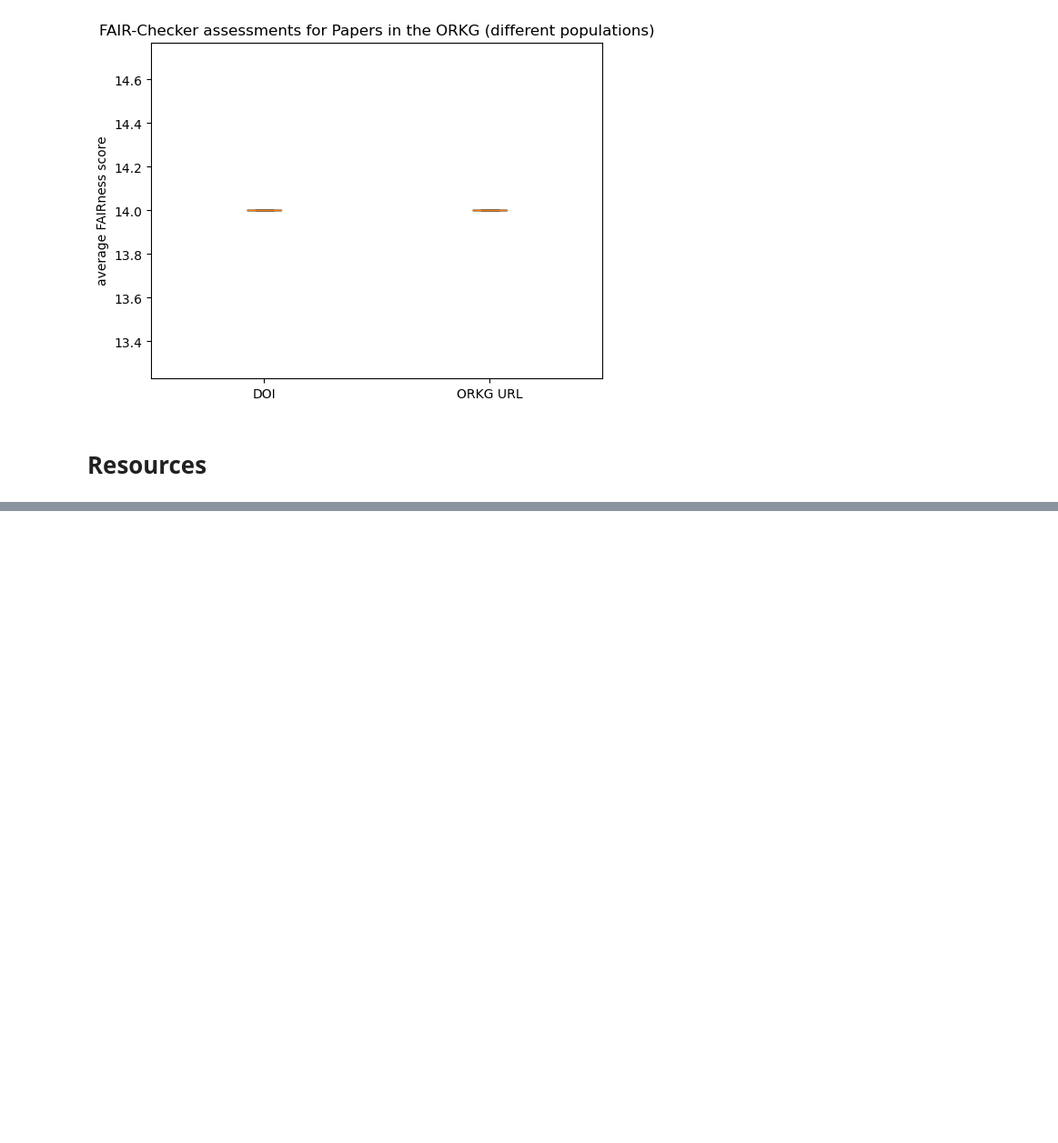
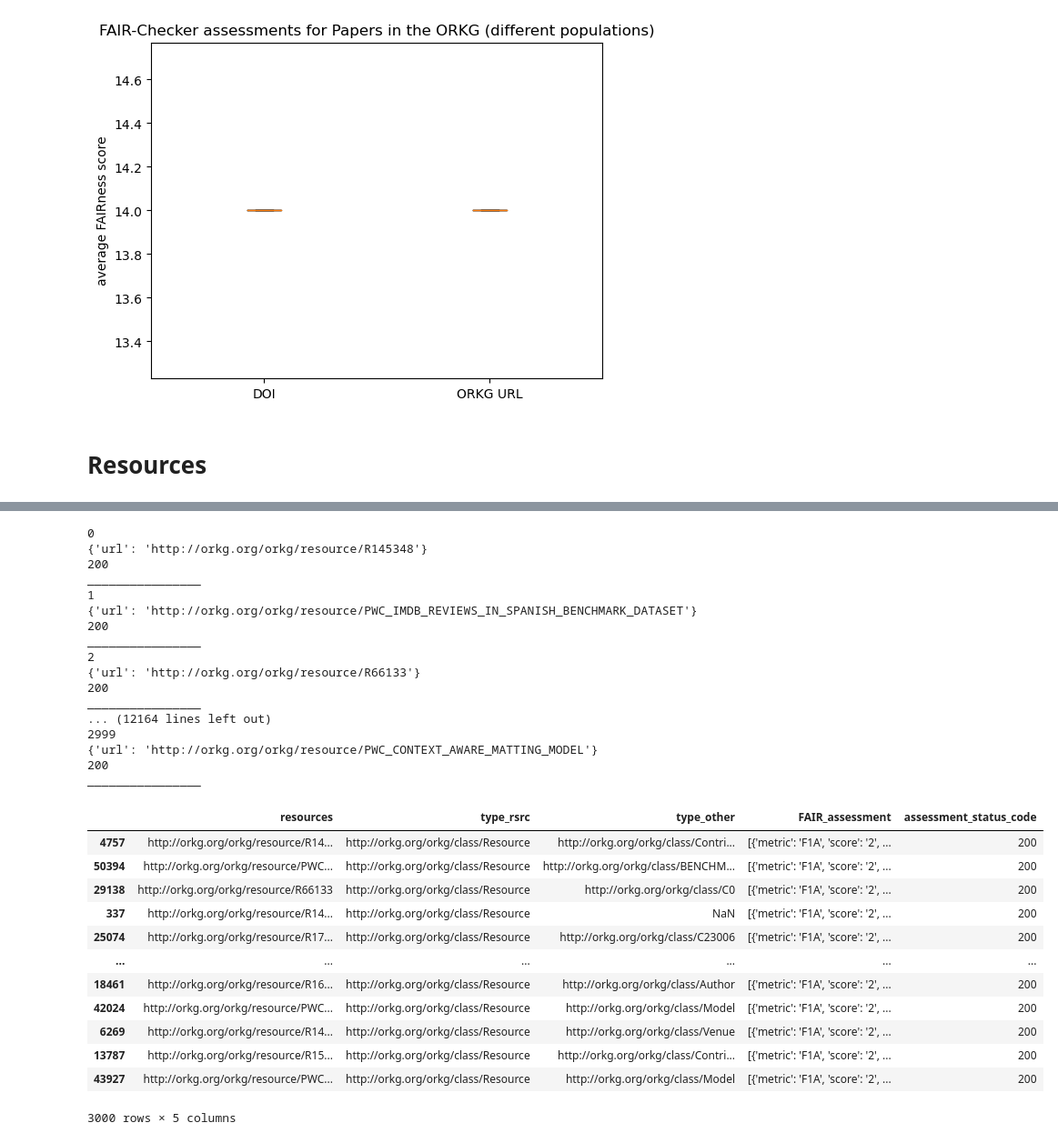
Before and after one commit to mwurzbacher/FAIRness-assessment-tools-evaluation-using-ORKG, a Jupyter notebook: FAIR_Checker_evaluation.ipynb, the cells around one changed output, grey strips where cells are left out. Shown at 91% size. Cells and saved outputs as stored; diff of their text form; code cells hidden in the pictures; blank space fills up the shorter version.

```diff
--- a/FAIR_Checker_evaluation.ipynb
+++ b/FAIR_Checker_evaluation.ipynb
@@ -974,0 +977,9 @@ plt.show()
+# %%
+%%script false --no-raise-error
+resource_df = pd.read_csv("raw_data/resource_query_result_2023-04-05.csv")
+resource_rsrc_df = resource_df[resource_df["type"].str.endswith("Resource")]
+resource_others_df = resource_df[np.logical_not(resource_df["type"].str.endswith("Resource"))]
+resource_df = pd.merge(resource_rsrc_df, resource_others_df, on="resources", how="outer", suffixes=("_rsrc", "_other"))
+resource_df = resource_df[np.logical_not(resource_df["type_other"].str.endswith("Paper") | resource_df["type_other"].str.endswith("Comparison"))].reset_index(drop=True)
+resource_df = resource_df.sample(n=3000, random_state=13)
+resource_df
@@ -974,0 +1000,42 @@ plt.show()
+# %%
+%%script false --no-raise-error
+# FAIR-Checker assessment for random sample ORKG resources that are not Papers or Comparisons with their ORKG resource URL
+# Executing this approximately takes --- minutes
+# If you don't have the time, use the latest .pkl file :)
+count = 0
+assessment_results = resource_df['resources'].map(lambda x: get_all_metrics(payload={'url': x}))
+resource_df['FAIR_assessment'] = [aresult[0] for aresult in assessment_results]
+resource_df['assessment_status_code'] = [aresult[1] for aresult in assessment_results]
+resource_df.to_pickle("./assessed_data/resource_df_FAIRChecker_assessment_2023-04-05.pkl")
+resource_df
+# %% [output]
+0
+{'url': 'http://orkg.org/orkg/resource/R145348'}
+200
+________________
+1
+{'url': 'http://orkg.org/orkg/resource/PWC_IMDB_REVIEWS_IN_SPANISH_BENCHMARK_DATASET'}
+200
+________________
+2
+{'url': 'http://orkg.org/orkg/resource/R66133'}
+200
+________________
+... (12164 lines left out)
+2999
+{'url': 'http://orkg.org/orkg/resource/PWC_CONTEXT_AWARE_MATTING_MODEL'}
+200
+________________
+|  | resources | type_rsrc | type_other | FAIR_assessment | assessment_status_code |
+| 4757 | http://orkg.org/orkg/resource/R14... | http://orkg.org/orkg/class/Resource | http://orkg.org/orkg/class/Contri... | [{'metric': 'F1A', 'score': '2', ... | 200 |
+| 50394 | http://orkg.org/orkg/resource/PWC... | http://orkg.org/orkg/class/Resource | http://orkg.org/orkg/class/BENCHM... | [{'metric': 'F1A', 'score': '2', ... | 200 |
+| 29138 | http://orkg.org/orkg/resource/R66133 | http://orkg.org/orkg/class/Resource | http://orkg.org/orkg/class/C0 | [{'metric': 'F1A', 'score': '2', ... | 200 |
+| 337 | http://orkg.org/orkg/resource/R14... | http://orkg.org/orkg/class/Resource | NaN | [{'metric': 'F1A', 'score': '2', ... | 200 |
+| 25074 | http://orkg.org/orkg/resource/R17... | http://orkg.org/orkg/class/Resource | http://orkg.org/orkg/class/C23006 | [{'metric': 'F1A', 'score': '2', ... | 200 |
+| ... | ... | ... | ... | ... | ... |
+| 18461 | http://orkg.org/orkg/resource/R16... | http://orkg.org/orkg/class/Resource | http://orkg.org/orkg/class/Author | [{'metric': 'F1A', 'score': '2', ... | 200 |
+| 42024 | http://orkg.org/orkg/resource/PWC... | http://orkg.org/orkg/class/Resource | http://orkg.org/orkg/class/Model | [{'metric': 'F1A', 'score': '2', ... | 200 |
+| 6269 | http://orkg.org/orkg/resource/R14... | http://orkg.org/orkg/class/Resource | http://orkg.org/orkg/class/Venue | [{'metric': 'F1A', 'score': '2', ... | 200 |
+| 13787 | http://orkg.org/orkg/resource/R15... | http://orkg.org/orkg/class/Resource | http://orkg.org/orkg/class/Contri... | [{'metric': 'F1A', 'score': '2', ... | 200 |
+| 43927 | http://orkg.org/orkg/resource/PWC... | http://orkg.org/orkg/class/Resource | http://orkg.org/orkg/class/Model | [{'metric': 'F1A', 'score': '2', ... | 200 |
+3000 rows × 5 columns
```
Also changed, not shown: parts of 10 cells of this notebook, 1 other file.
